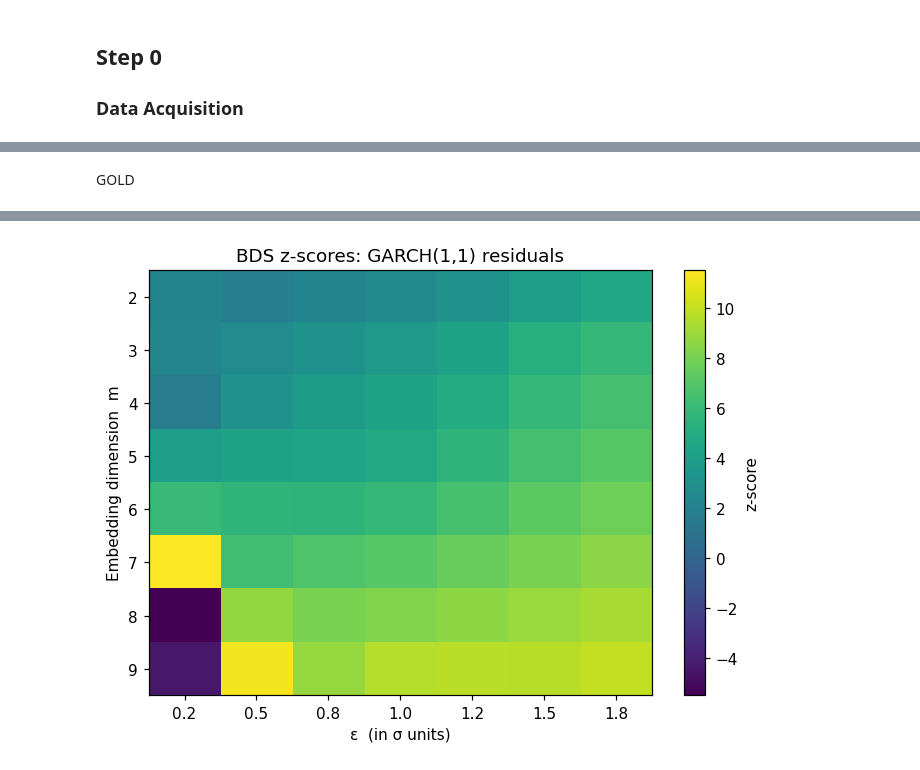
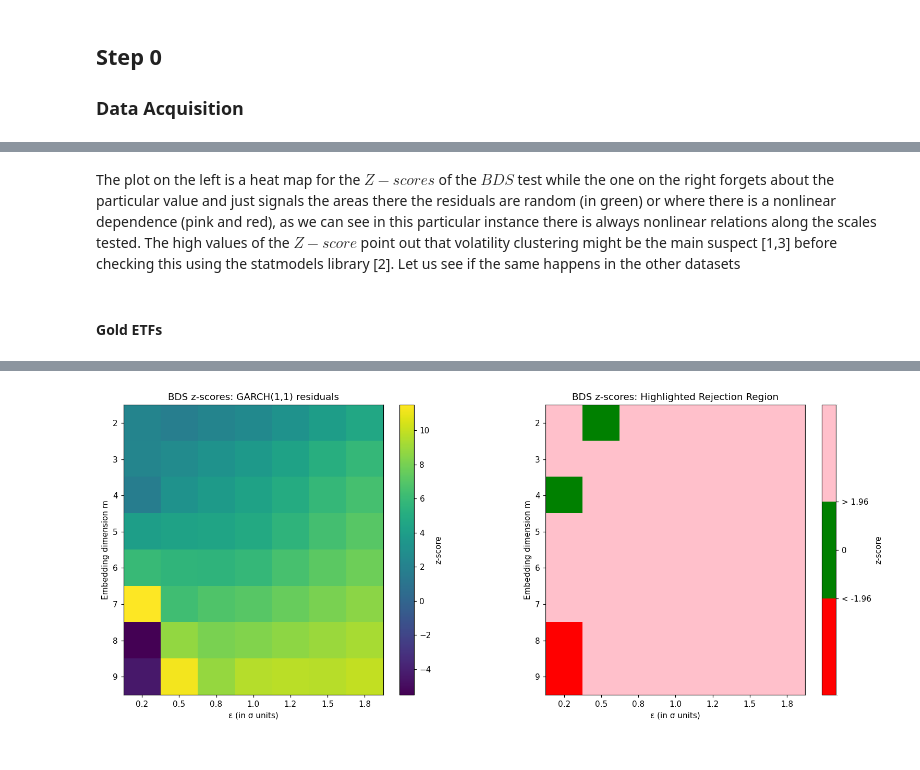
Before and after one commit to George-Creekbed/capstone_review, a Jupyter notebook: step1a.ipynb, the cells around one changed output, grey strips where cells are left out. Cells and saved outputs as stored; diff of their text form; code cells hidden in the pictures.

```diff
--- a/step1a.ipynb
+++ b/step1a.ipynb
@@ -135,18 +176,15 @@ plt.show()
+# %% [markdown]
+The plot on the left is a heat map for the $Z-scores$ of the $BDS$ test while
+the one on the right forgets about the particular value and just signals the
+areas there the residuals are random (in green) or where there is a nonlinear
+dependence (pink and red), as we can see in this particular instance there is
+always nonlinear relations along the scales tested. The high values of the
+$Z-score$ point out that volatility clustering might be the main suspect [1,3]
+before checking this using  the statmodels library [2]. Let us see if the
+same happens in the other datasets
 # %% [markdown]
-GOLD
+####  Gold ETFs
 # %%
-bds_filt = bds_residuals("GDX","GLD")
-filt_piv = make_pivot(bds_filt, "z")
-
-# 2) Heat‑map of z‑scores for GARCH‑filtered residuals
-plt.figure(dpi=110)
-plt.title("BDS z‑scores: GARCH(1,1) residuals")
-plt.imshow(filt_piv, aspect="auto")
-plt.xticks(np.arange(len(filt_piv.columns)), filt_piv.columns)
-plt.yticks(np.arange(len(filt_piv.index)),   filt_piv.index)
-plt.xlabel("ε  (in σ units)")
-plt.ylabel("Embedding dimension  m")
-plt.colorbar(label="z‑score")
-plt.tight_layout()
-plt.show()
+bds_gold = bds_residuals("GDX","GLD")
+plot_bds_heatmaps(bds_gold)
 # %% [output]
@@ -154 +193 @@ GDX on GLD Regression beta coefficient:  1.9541565472429976
-[figure, old version]
+[figure, new version]
```
Also changed, not shown: parts of 29 cells of this notebook.
